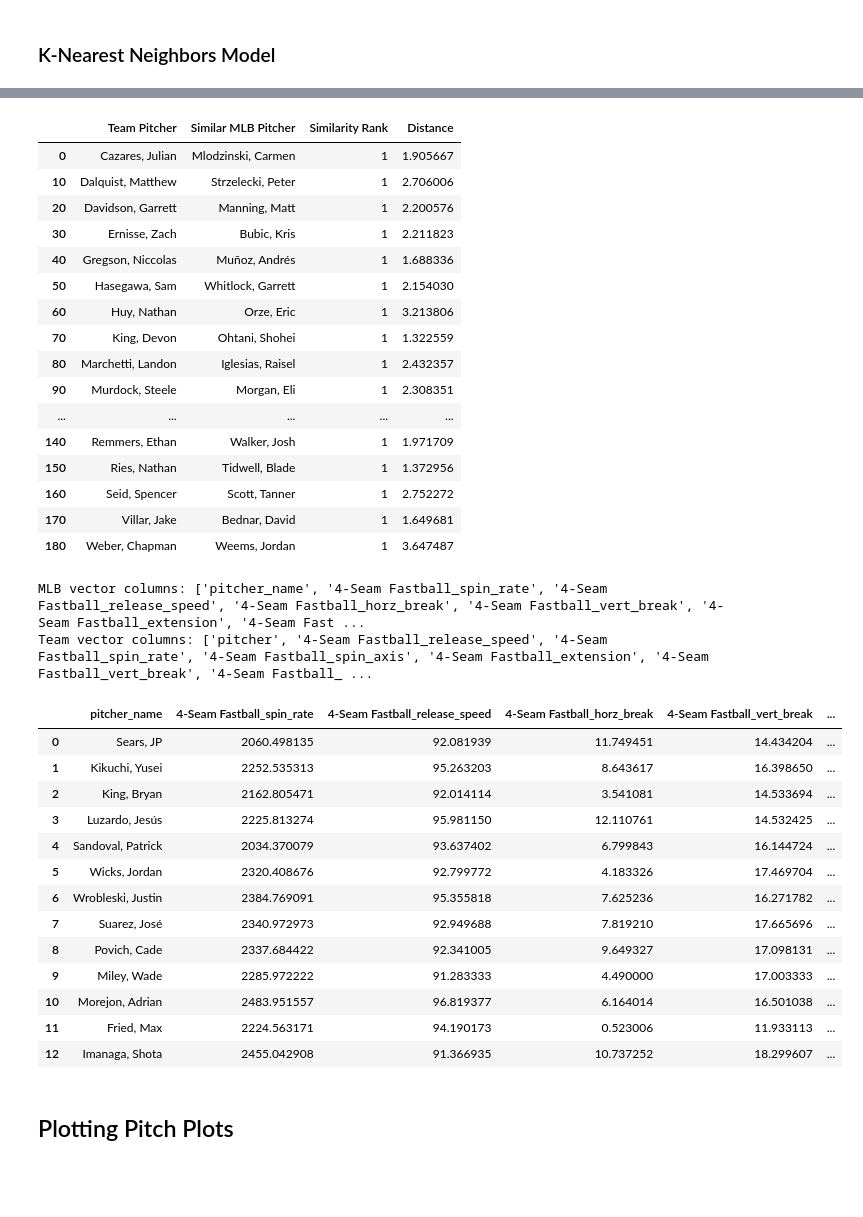
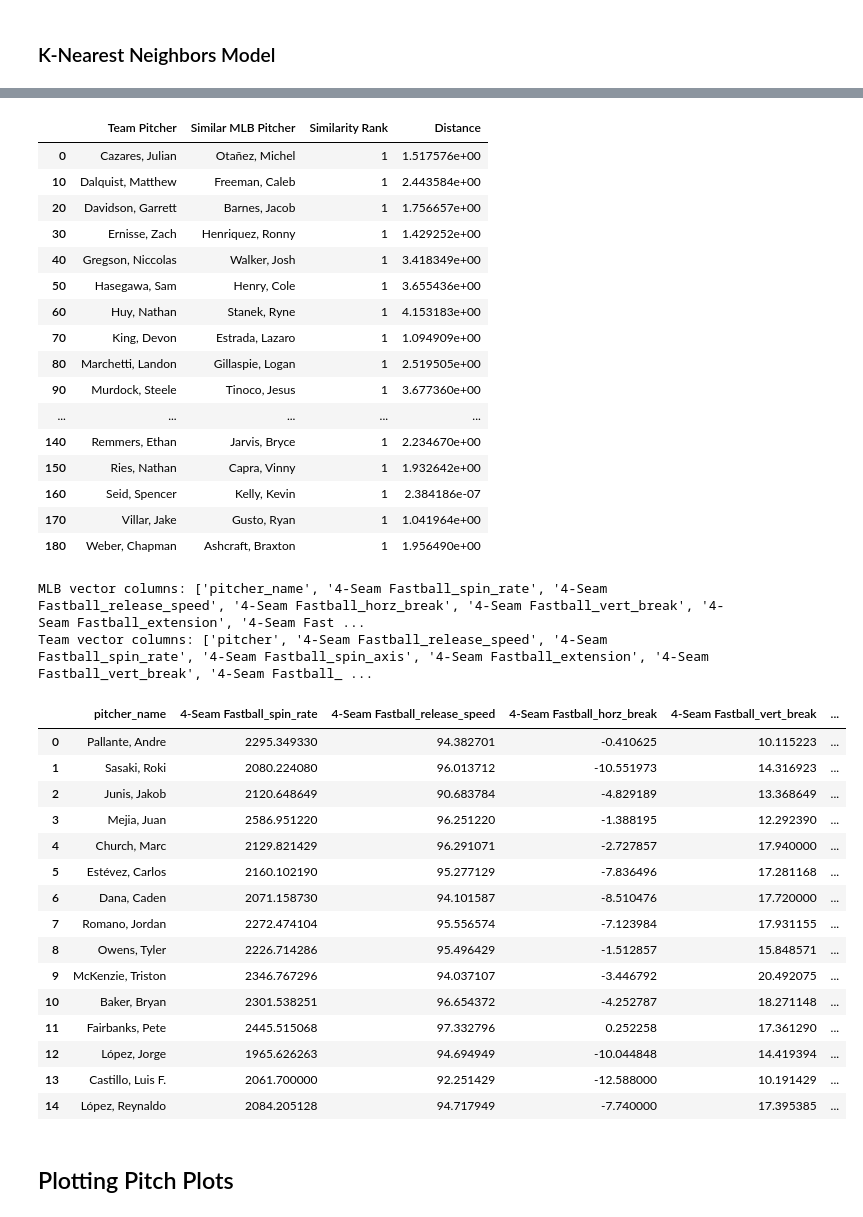
Before and after one commit to jackkalsched/UCSD_Baseball_25, a Jupyter notebook: Pitching/mlb arsenal comparisons/big_league_comparison.ipynb, the cells around one changed output, grey strips where cells are left out. Drawn from its saved outputs; the diff is of its cells as text; code cells hidden in the pictures; blank space fills up the shorter version.

```diff
--- a/Pitching/mlb arsenal comparisons/big_league_comparison.ipynb
+++ b/Pitching/mlb arsenal comparisons/big_league_comparison.ipynb
@@ -28,7 +28,7 @@ warnings.filterwarnings("ignore")
 # Loading in the Data
 # %%
 ## the code below to run the data takes like 5 1/2 min to run but we get 4 years worth of data
-start_date = '2024-03-01'
+start_date = '2025-03-01'
 end_date = '2025-08-01'
 
 statcast_data = pyb.statcast(start_date, end_date)
@@ -378,7 +377,7 @@ def encode_handedness(row):
     return row
 
 mlb_vectors_withhand = mlb_vectors_withhand.apply(encode_handedness, axis = 1).copy().drop_duplicates(subset = 'pitcher_name').sort_values(by = 'count_pitch', ascending = False)
-mlb_vectors_withhand = mlb_vectors_withhand[mlb_vectors_withhand['count_pitch'] > 70]
+mlb_vectors_withhand = mlb_vectors_withhand[mlb_vectors_withhand['count_pitch'] > 25]
 ucsd_vectors_withhand = ucsd_vectors_withhand.apply(encode_handedness, axis = 1).copy().drop_duplicates(subset = 'pitcher')
 display(mlb_vectors_withhand)
 # %% [output]
@@ -449,22 +448,22 @@ top10_df = pd.DataFrame(results)
 top10_df[top10_df['Similarity Rank'] == 1]
 # %% [output]
 |  | Team Pitcher | Similar MLB Pitcher | Similarity Rank | Distance |
-| 0 | Cazares, Julian | Mlodzinski, Carmen | 1 | 1.905667 |
-| 10 | Dalquist, Matthew | Strzelecki, Peter | 1 | 2.706006 |
-| 20 | Davidson, Garrett | Manning, Matt | 1 | 2.200576 |
-| 30 | Ernisse, Zach | Bubic, Kris | 1 | 2.211823 |
-| 40 | Gregson, Niccolas | Muñoz, Andrés | 1 | 1.688336 |
-| 50 | Hasegawa, Sam | Whitlock, Garrett | 1 | 2.154030 |
-| 60 | Huy, Nathan | Orze, Eric | 1 | 3.213806 |
-| 70 | King, Devon | Ohtani, Shohei | 1 | 1.322559 |
-| 80 | Marchetti, Landon | Iglesias, Raisel | 1 | 2.432357 |
-| 90 | Murdock, Steele | Morgan, Eli | 1 | 2.308351 |
+| 0 | Cazares, Julian | Otañez, Michel | 1 | 1.517576e+00 |
+| 10 | Dalquist, Matthew | Freeman, Caleb | 1 | 2.443584e+00 |
+| 20 | Davidson, Garrett | Barnes, Jacob | 1 | 1.756657e+00 |
+| 30 | Ernisse, Zach | Henriquez, Ronny | 1 | 1.429252e+00 |
+| 40 | Gregson, Niccolas | Walker, Josh | 1 | 3.418349e+00 |
+| 50 | Hasegawa, Sam | Henry, Cole | 1 | 3.655436e+00 |
+| 60 | Huy, Nathan | Stanek, Ryne | 1 | 4.153183e+00 |
+| 70 | King, Devon | Estrada, Lazaro | 1 | 1.094909e+00 |
+| 80 | Marchetti, Landon | Gillaspie, Logan | 1 | 2.519505e+00 |
+| 90 | Murdock, Steele | Tinoco, Jesus | 1 | 3.677360e+00 |
 | ... | ... | ... | ... | ... |
-| 140 | Remmers, Ethan | Walker, Josh | 1 | 1.971709 |
-| 150 | Ries, Nathan | Tidwell, Blade | 1 | 1.372956 |
-| 160 | Seid, Spencer | Scott, Tanner | 1 | 2.752272 |
-| 170 | Villar, Jake | Bednar, David | 1 | 1.649681 |
-| 180 | Weber, Chapman | Weems, Jordan | 1 | 3.647487 |
+| 140 | Remmers, Ethan | Jarvis, Bryce | 1 | 2.234670e+00 |
+| 150 | Ries, Nathan | Capra, Vinny | 1 | 1.932642e+00 |
+| 160 | Seid, Spencer | Kelly, Kevin | 1 | 2.384186e-07 |
+| 170 | Villar, Jake | Gusto, Ryan | 1 | 1.041964e+00 |
+| 180 | Weber, Chapman | Ashcraft, Braxton | 1 | 1.956490e+00 |
 # %%
 def find_similar_pitchers(
     team_df: pd.DataFrame,
@@ -519,48 +518,50 @@ def find_similar_pitchers(
     X_scaled = scaler.fit_transform(X_all)
     X_mlb_scaled = X_scaled[:-1]
     X_team_scaled = X_scaled[-1].reshape(1, -1)
 
     # --- 7. Fit KNN
     knn = NearestNeighbors(n_neighbors=n_neighbors)
     knn.fit(X_mlb_scaled)
     distances, indices = knn.kneighbors(X_team_scaled)
 
     # --- 8. Return results
     similar_pitchers = mlb_filtered_hand.iloc[indices[0]].copy()
     similar_pitchers['distance'] = distances[0]
 
     return similar_pitchers.reset_index(drop=True)
 
 
 
 
 weber_comparison = find_similar_pitchers(
     team_df = ucsd,
     mlb_df = mlb_pitchers,
     team_vectors_df=  ucsd_vectors_withhand,
     mlb_vectors_df = mlb_vectors_withhand,
-    team_pitcher_name='Villar, Jake',
-    n_neighbors = 13
+    team_pitcher_name='Weber, Chapman',
+    n_neighbors = 15
 )
 
 display(weber_comparison)
 # %% [output]
 MLB vector columns: ['pitcher_name', '4-Seam Fastball_spin_rate', '4-Seam Fastball_release_speed', '4-Seam Fastball_horz_break', '4-Seam Fastball_vert_break', '4-Seam Fastball_extension', '4-Seam Fast ...
 Team vector columns: ['pitcher', '4-Seam Fastball_release_speed', '4-Seam Fastball_spin_rate', '4-Seam Fastball_spin_axis', '4-Seam Fastball_extension', '4-Seam Fastball_vert_break', '4-Seam Fastball_ ...
 |  | pitcher_name | 4-Seam Fastball_spin_rate | 4-Seam Fastball_release_speed | 4-Seam Fastball_horz_break | 4-Seam Fastball_vert_break | ... |
-| 0 | Sears, JP | 2060.498135 | 92.081939 | 11.749451 | 14.434204 | ... |
-| 1 | Kikuchi, Yusei | 2252.535313 | 95.263203 | 8.643617 | 16.398650 | ... |
-| 2 | King, Bryan | 2162.805471 | 92.014114 | 3.541081 | 14.533694 | ... |
-| 3 | Luzardo, Jesús | 2225.813274 | 95.981150 | 12.110761 | 14.532425 | ... |
-| 4 | Sandoval, Patrick | 2034.370079 | 93.637402 | 6.799843 | 16.144724 | ... |
-| 5 | Wicks, Jordan | 2320.408676 | 92.799772 | 4.183326 | 17.469704 | ... |
-| 6 | Wrobleski, Justin | 2384.769091 | 95.355818 | 7.625236 | 16.271782 | ... |
-| 7 | Suarez, José | 2340.972973 | 92.949688 | 7.819210 | 17.665696 | ... |
-| 8 | Povich, Cade | 2337.684422 | 92.341005 | 9.649327 | 17.098131 | ... |
-| 9 | Miley, Wade | 2285.972222 | 91.283333 | 4.490000 | 17.003333 | ... |
-| 10 | Morejon, Adrian | 2483.951557 | 96.819377 | 6.164014 | 16.501038 | ... |
-| 11 | Fried, Max | 2224.563171 | 94.190173 | 0.523006 | 11.933113 | ... |
-| 12 | Imanaga, Shota | 2455.042908 | 91.366935 | 10.737252 | 18.299607 | ... |
+| 0 | Pallante, Andre | 2295.349330 | 94.382701 | -0.410625 | 10.115223 | ... |
+| 1 | Sasaki, Roki | 2080.224080 | 96.013712 | -10.551973 | 14.316923 | ... |
+| 2 | Junis, Jakob | 2120.648649 | 90.683784 | -4.829189 | 13.368649 | ... |
+| 3 | Mejia, Juan | 2586.951220 | 96.251220 | -1.388195 | 12.292390 | ... |
+| 4 | Church, Marc | 2129.821429 | 96.291071 | -2.727857 | 17.940000 | ... |
+| 5 | Estévez, Carlos | 2160.102190 | 95.277129 | -7.836496 | 17.281168 | ... |
+| 6 | Dana, Caden | 2071.158730 | 94.101587 | -8.510476 | 17.720000 | ... |
+| 7 | Romano, Jordan | 2272.474104 | 95.556574 | -7.123984 | 17.931155 | ... |
+| 8 | Owens, Tyler | 2226.714286 | 95.496429 | -1.512857 | 15.848571 | ... |
+| 9 | McKenzie, Triston | 2346.767296 | 94.037107 | -3.446792 | 20.492075 | ... |
+| 10 | Baker, Bryan | 2301.538251 | 96.654372 | -4.252787 | 18.271148 | ... |
+| 11 | Fairbanks, Pete | 2445.515068 | 97.332796 | 0.252258 | 17.361290 | ... |
+| 12 | López, Jorge | 1965.626263 | 94.694949 | -10.044848 | 14.419394 | ... |
+| 13 | Castillo, Luis F. | 2061.700000 | 92.251429 | -12.588000 | 10.191429 | ... |
+| 14 | López, Reynaldo | 2084.205128 | 94.717949 | -7.740000 | 17.395385 | ... |
 # %% [markdown]
 ## Plotting Pitch Plots
 # %%
```
Also changed, not shown: parts of 14 cells of this notebook, 4 other files.
